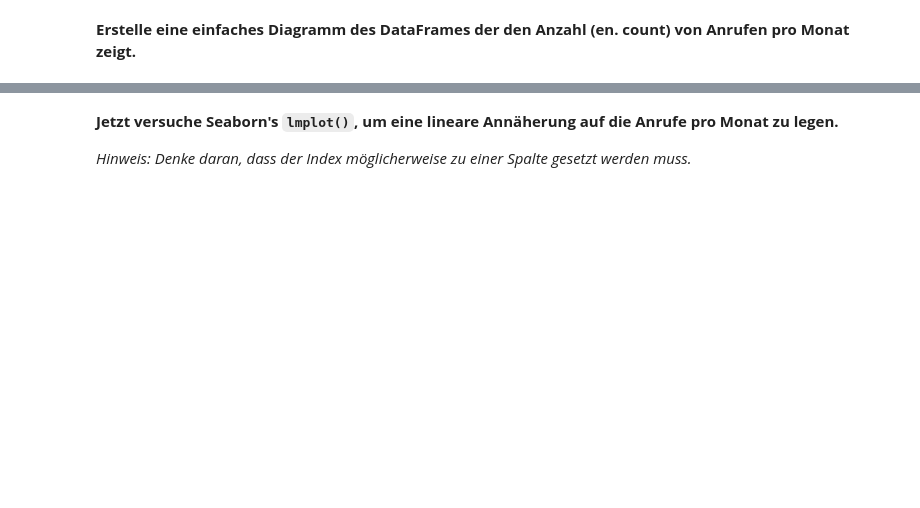
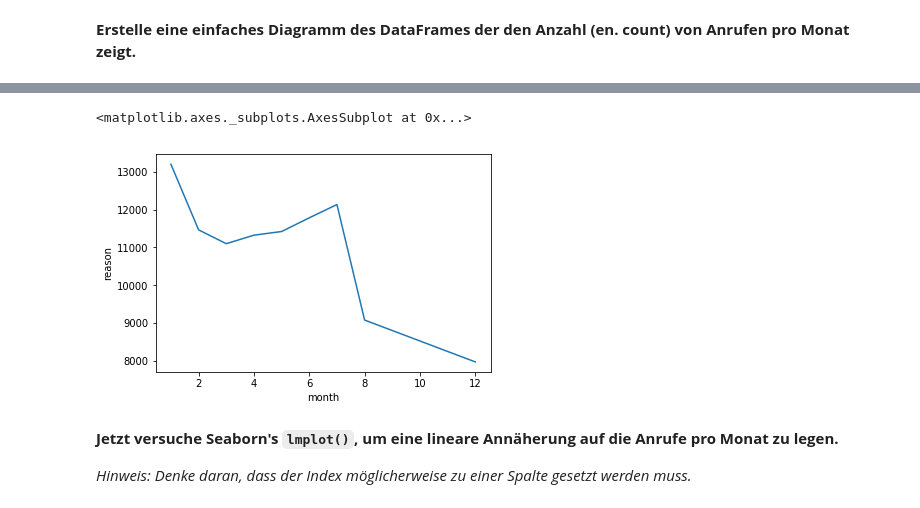
Before and after one commit to TobiasWulf/Python-DataScience-MachineLearning-Master, a Jupyter notebook: 4-Daten Meilenstein Projekte/1-911 Anrufe Projekt - Aufgabe.ipynb, the cells around one changed output, grey strips where cells are left out. Cells and saved outputs as stored; diff of their text form; code cells hidden in the pictures; blank space fills up the shorter version.

```diff
--- a/4-Daten Meilenstein Projekte/1-911 Anrufe Projekt - Aufgabe.ipynb
+++ b/4-Daten Meilenstein Projekte/1-911 Anrufe Projekt - Aufgabe.ipynb
@@ -161,0 +186,3 @@ Dir sollte auffallen, dass einige Monate fehlen. Lass uns versuchen die fehlende
+# %%
+byMonth = c911.groupby('month').count()
+byMonth.head(5)
@@ -168,3 +199,8 @@ Dir sollte auffallen, dass einige Monate fehlen. Lass uns versuchen die fehlende
+# %%
+sns.lineplot(data=byMonth, x=byMonth.index, y='reason')
+# %% [output]
+<matplotlib.axes._subplots.AxesSubplot at 0x...>
+[figure, added]
 # %% [markdown]
 **Jetzt versuche Seaborn's `lmplot()`, um eine lineare Annäherung auf die Anrufe pro Monat zu legen.**
 
```
Also changed, not shown: parts of 48 cells of this notebook.
